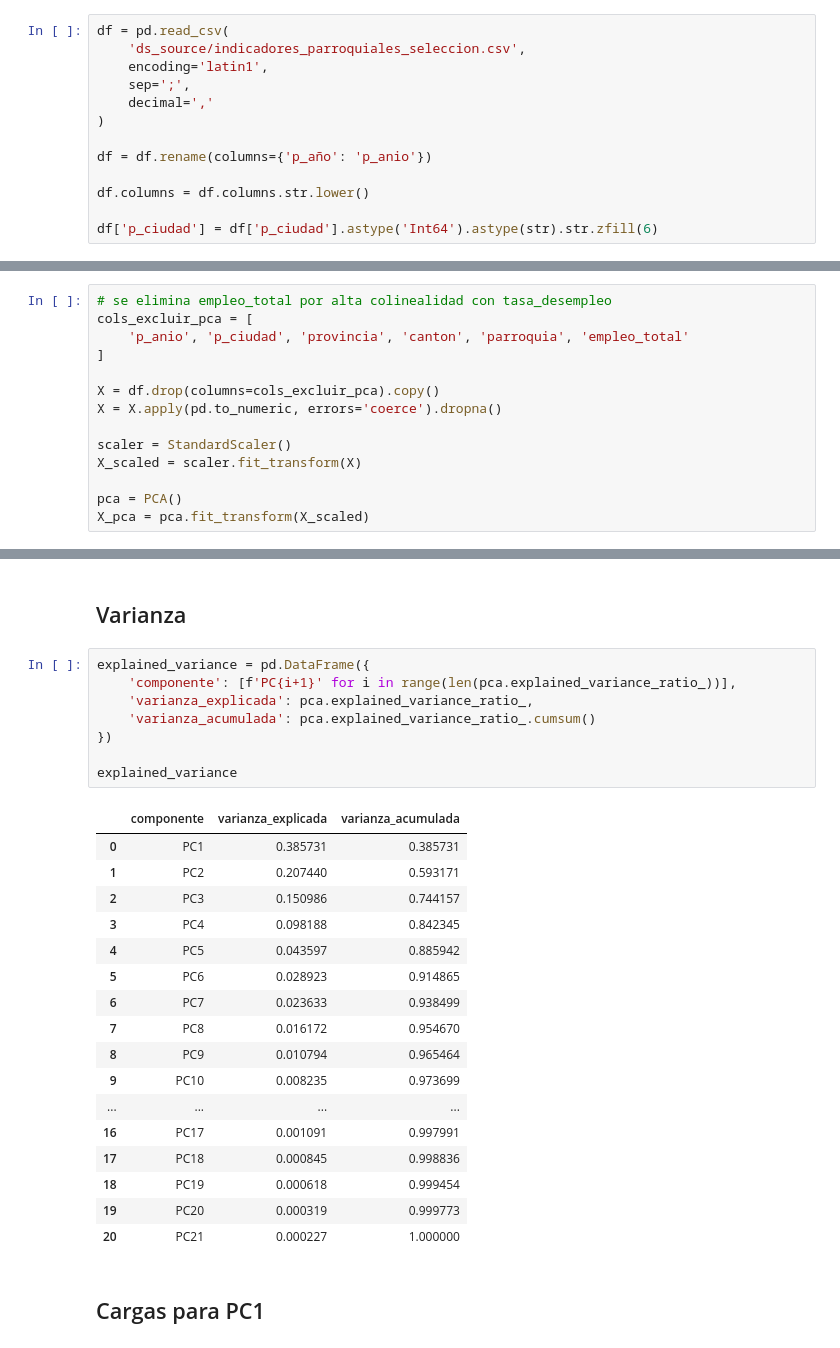
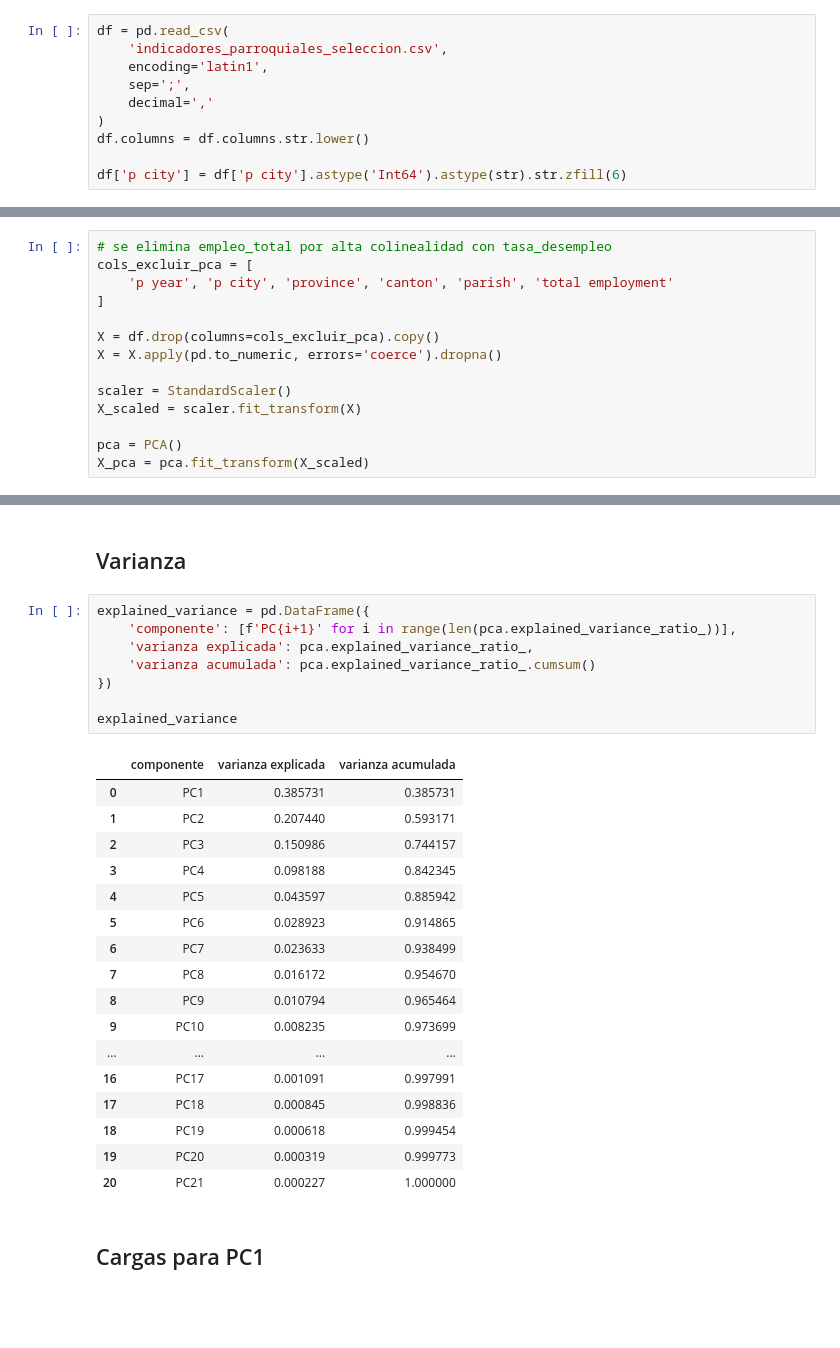
Before and after one commit to daniblinzan/CIENCIA-DE-DATOS, a Jupyter notebook: enemdu_icm_ingles.ipynb, the cells around one changed output, grey strips where cells are left out. Cells and saved outputs as stored; diff of their text form; blank space fills up the shorter version.

```diff
--- a/enemdu_icm_ingles.ipynb
+++ b/enemdu_icm_ingles.ipynb
@@ -14,17 +14,14 @@ from sklearn.preprocessing import StandardScaler
 from sklearn.decomposition import PCA
 # %%
 df = pd.read_csv(
-    'ds_source/indicadores_parroquiales_seleccion.csv',
+    'indicadores_parroquiales_seleccion.csv',
     encoding='latin1',
     sep=';',
     decimal=','
 )
-
-df = df.rename(columns={'p_año': 'p_anio'})
-
 df.columns = df.columns.str.lower()
 
-df['p_ciudad'] = df['p_ciudad'].astype('Int64').astype(str).str.zfill(6)
+df['p city'] = df['p city'].astype('Int64').astype(str).str.zfill(6)
 # %%
 df.head()
 # %% [output]
@@ -275,7 +277,7 @@ vif_df
 # %%
 # se elimina empleo_total por alta colinealidad con tasa_desempleo
 cols_excluir_pca = [
-    'p_anio', 'p_ciudad', 'provincia', 'canton', 'parroquia', 'empleo_total'
+    'p year', 'p city', 'province', 'canton', 'parish', 'total employment'
 ]
 
 X = df.drop(columns=cols_excluir_pca).copy()
@@ -291,13 +360,13 @@ X_pca = pca.fit_transform(X_scaled)
 # %%
 explained_variance = pd.DataFrame({
     'componente': [f'PC{i+1}' for i in range(len(pca.explained_variance_ratio_))],
-    'varianza_explicada': pca.explained_variance_ratio_,
-    'varianza_acumulada': pca.explained_variance_ratio_.cumsum()
+    'varianza explicada': pca.explained_variance_ratio_,
+    'varianza acumulada': pca.explained_variance_ratio_.cumsum()
 })
 
 explained_variance
 # %% [output]
-|  | componente | varianza_explicada | varianza_acumulada |
+|  | componente | varianza explicada | varianza acumulada |
 | 0 | PC1 | 0.385731 | 0.385731 |
 | 1 | PC2 | 0.207440 | 0.593171 |
 | 2 | PC3 | 0.150986 | 0.744157 |
```
Also changed, not shown: parts of 14 cells of this notebook.
